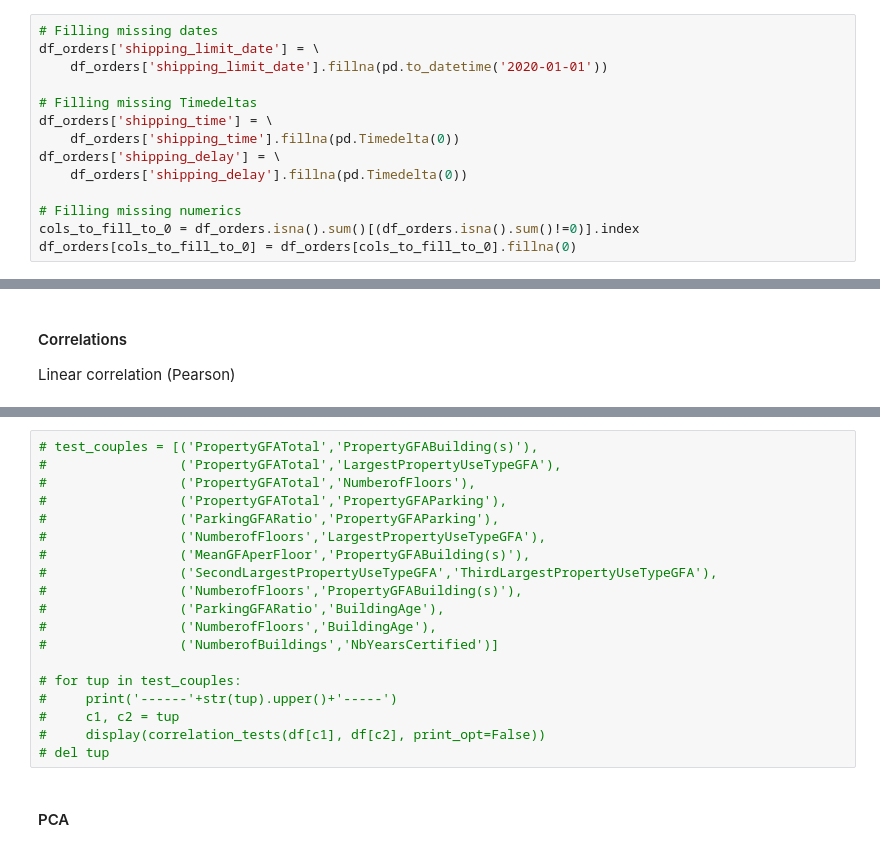
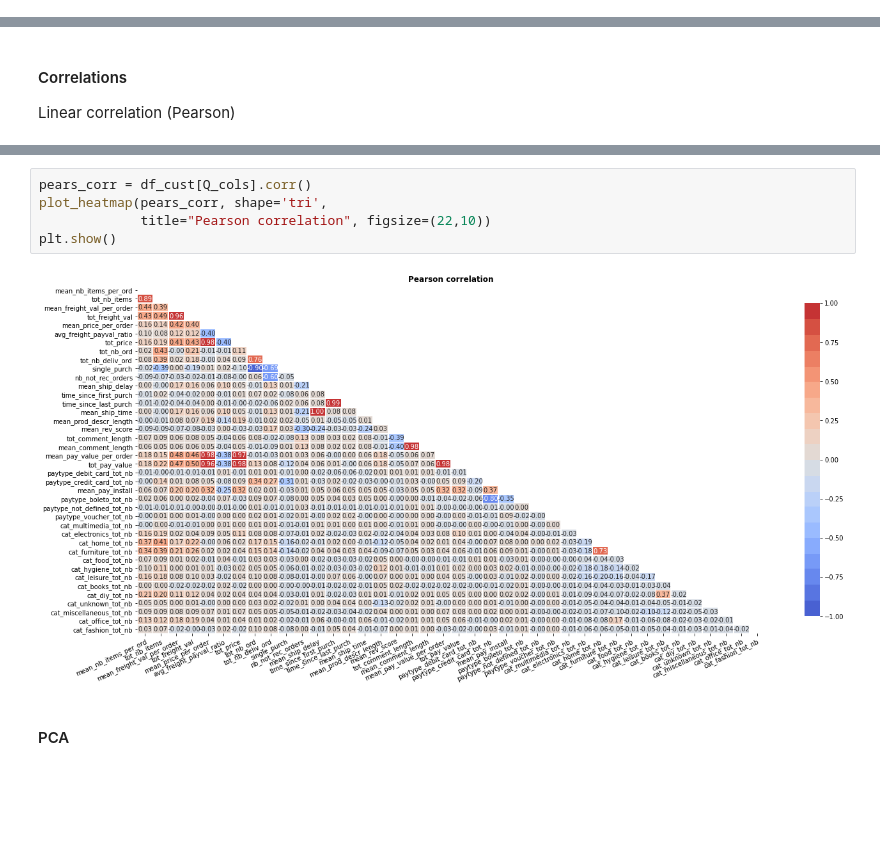
Before and after one commit to SmellyArmure/OC_DS_Project5, a Jupyter notebook: NOTEBOOKS/P5_Cleaning_EDA_2.ipynb, the cells around one changed output, grey strips where cells are left out. Cells and saved outputs as stored; diff of their text form; blank space fills up the shorter version.

```diff
--- a/NOTEBOOKS/P5_Cleaning_EDA_2.ipynb
+++ b/NOTEBOOKS/P5_Cleaning_EDA_2.ipynb
@@ -188,15 +184 @@ Index(['customer_unique_id', 'customer_zip_code_prefix', 'customer_city', 'custo
       dtype='object')
-# %%
-# Filling missing dates
-df_orders['shipping_limit_date'] = \
-    df_orders['shipping_limit_date'].fillna(pd.to_datetime('2020-01-01'))
-
-# Filling missing Timedeltas
-df_orders['shipping_time'] = \
-    df_orders['shipping_time'].fillna(pd.Timedelta(0))
-df_orders['shipping_delay'] = \
-    df_orders['shipping_delay'].fillna(pd.Timedelta(0))
-
-# Filling missing numerics
-cols_to_fill_to_0 = df_orders.isna().sum()[(df_orders.isna().sum()!=0)].index
-df_orders[cols_to_fill_to_0] = df_orders[cols_to_fill_to_0].fillna(0)
@@ -376,22 +366,10 @@ Correlation tests between independant features
-# %%
-# test_couples = [('PropertyGFATotal','PropertyGFABuilding(s)'),
-#                 ('PropertyGFATotal','LargestPropertyUseTypeGFA'),
-#                 ('PropertyGFATotal','NumberofFloors'),
-#                 ('PropertyGFATotal','PropertyGFAParking'),
-#                 ('ParkingGFARatio','PropertyGFAParking'),
-#                 ('NumberofFloors','LargestPropertyUseTypeGFA'),
-#                 ('MeanGFAperFloor','PropertyGFABuilding(s)'),
-#                 ('SecondLargestPropertyUseTypeGFA','ThirdLargestPropertyUseTypeGFA'),
-#                 ('NumberofFloors','PropertyGFABuilding(s)'),
-#                 ('ParkingGFARatio','BuildingAge'),
-#                 ('NumberofFloors','BuildingAge'),
-#                 ('NumberofBuildings','NbYearsCertified')]
-
-# for tup in test_couples:
-#     print('------'+str(tup).upper()+'-----')
-#     c1, c2 = tup
-#     display(correlation_tests(df[c1], df[c2], print_opt=False))
-# del tup
+# %%
+pears_corr = df_cust[Q_cols].corr()
+plot_heatmap(pears_corr, shape='tri',
+             title="Pearson correlation", figsize=(22,10))
+plt.show()
+# %% [output]
+[figure, added]
 # %% [markdown]
 #### PCA
 # %%
```
Also changed, not shown: parts of 68 cells of this notebook, 4 other files.
